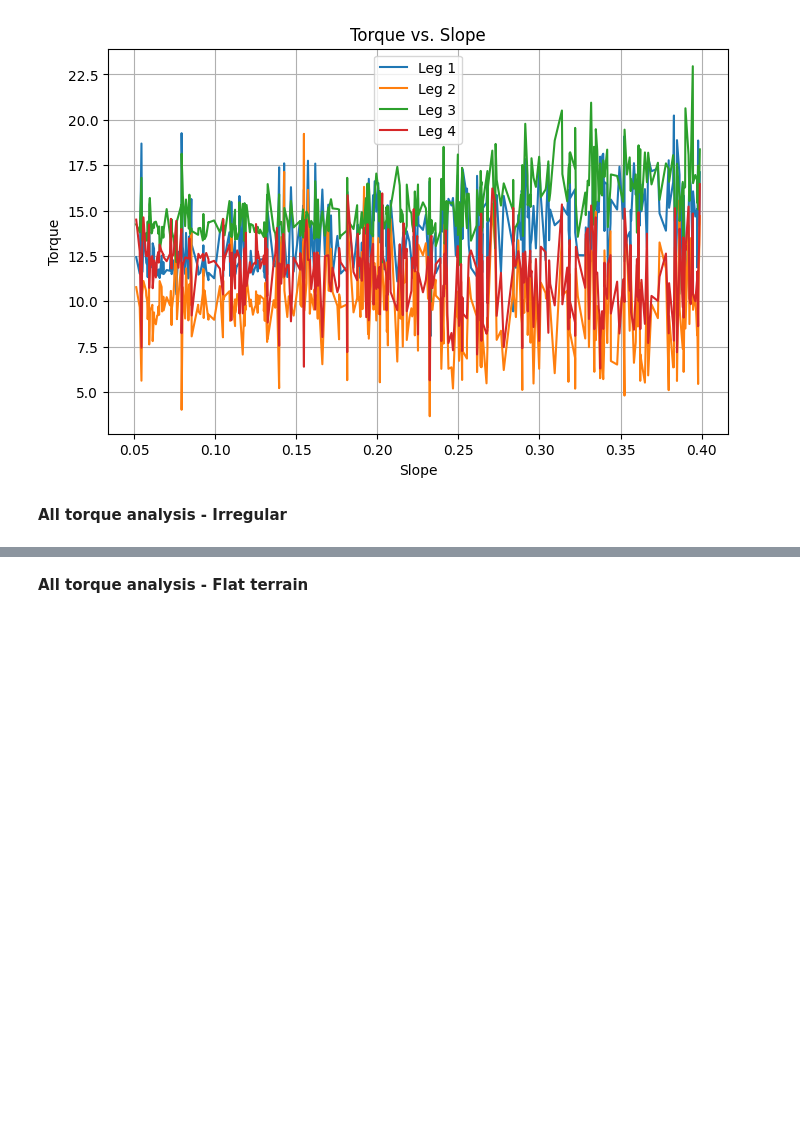
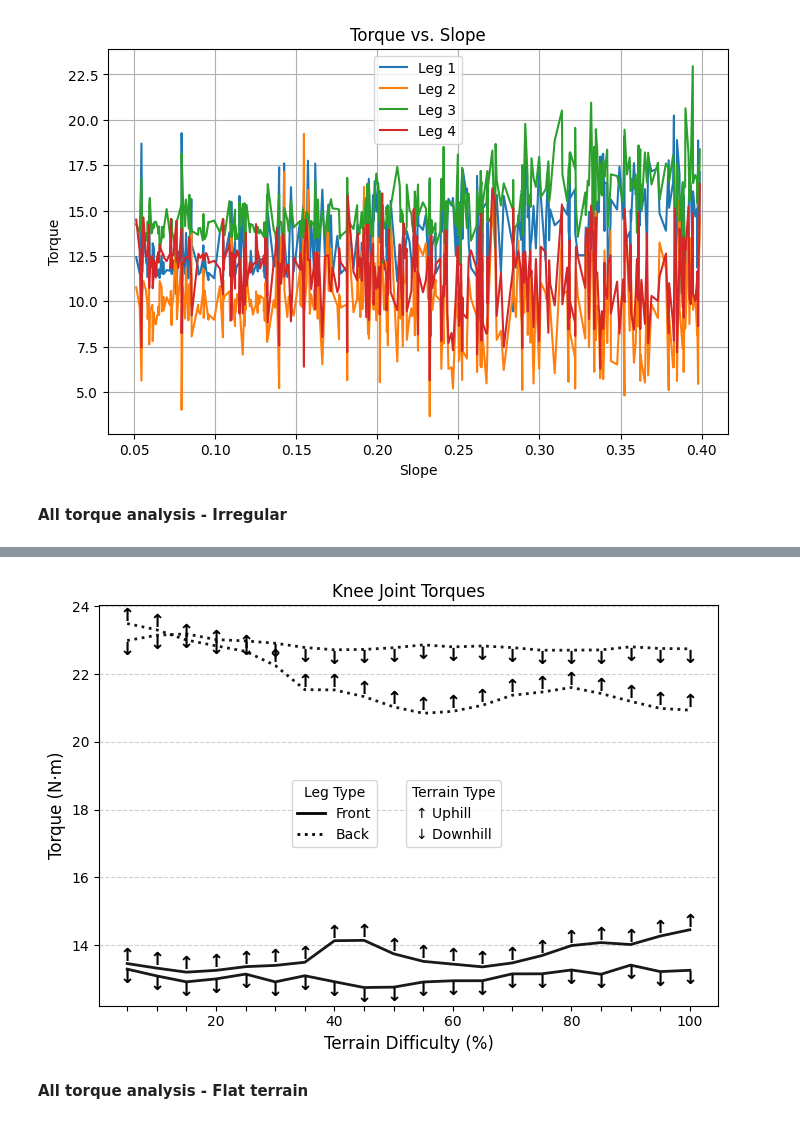
Before and after one commit to JansSolanoVega/legged_gym, a Jupyter notebook: legged_gym/scripts/analysis/plots.ipynb, the cells around one changed output, grey strips where cells are left out. Cells and saved outputs as stored; diff of their text form; code cells hidden in the pictures; blank space fills up the shorter version.

Commit message:
recovery torque analysis

```diff
--- a/legged_gym/scripts/analysis/plots.ipynb
+++ b/legged_gym/scripts/analysis/plots.ipynb
@@ -384,3 +458,102 @@ plt.show()
+# %%
+import matplotlib.pyplot as plt
+from matplotlib.lines import Line2D
+import numpy as np
+
+# Datos
+torques_up = np.load('torques_up.npy')
+torques_down = np.load('torques_down.npy')
+mean_torques = [torques_up, torques_down]
+
+n = torques_up.shape[0]
+difficulties = np.arange(1, n+1) * 5
+
+# Configuración
+joint_idx = 2
+motor_labels = ["Hip Joint", "Shoulder Joint", "Knee Joint"]
+motor_label = motor_labels[joint_idx]
+
+# Nueva asignación:
+leg_labels = ["Front", "Back"]
+colors = ["#000000", "#000000"]  # Front = verde, Back = naranja
+line_styles = ["-", "dotted"]
+terrain_labels = ["Uphill", "Downhill"]
+markers = [6, 7]  # arriba para subida, abajo para bajada
+
+offset = 0.42
+diff = 0.09
+x_diff = 0.1
+# Plot
+fig, ax = plt.subplots(figsize=(7, 5))
+
+for leg_idx in range(2):
+    for terrain_idx in range(2):
+        y = mean_torques[terrain_idx][:, leg_idx, joint_idx]
+        color = colors[leg_idx]
+        marker_char = '↑' if terrain_idx == 0 else '↓'
+
+        # Plot the line
+        ax.plot(
+            difficulties, y,
+            color=color,
+            linestyle=line_styles[leg_idx],
+            linewidth=2,
+            alpha=0.9  # dimmed to emphasize markers
+        )
+
+        # Add arrow "markers" as text
+        for x_i, y_i in zip(difficulties, y):
+            a = y_i-0.03 if marker_char == '↑' else y_i
+            ax.text(
+                x_i, a,
+                marker_char,
+                fontsize=13,
+                color=color,
+                ha='center',
+                va='bottom' if marker_char == '↑' else 'top',
+                fontweight='bold'
+            )
+
+
+# Ejes
+ax.set_xlabel("Terrain Difficulty (%)", fontsize=12)
+ax.set_ylabel("Torque (N·m)", fontsize=12)
+
+# Leyenda 1: Tipo de pata (color)
+leg_legend = [
+    Line2D([0], [0], linestyle=line_styles[i], lw=2, color=colors[0]) for i in range(2)
+]
+legend1 = ax.legend(leg_legend, leg_labels, title="Leg Type", bbox_to_anchor=(0.46, 0.58)) #loc = "center left")#
+ax.add_artist(legend1)
+
+# Leyenda 2: Tipo de terreno (flechas Unicode)
+terrain_legend = [
+    Line2D([0], [0], color='k', linestyle='None', marker='None', label='↑ Uphill'),
+    Line2D([0], [0], color='k', linestyle='None', marker='None', label='↓ Downhill'),
+]
+ax.legend(
+    handles=terrain_legend,
+    title="Terrain Type",
+    bbox_to_anchor=(0.66, 0.58),
+    #loc = "center right",
+    handlelength=0.05,       # reduce línea horizontal del símbolo
+    handletextpad=0.1,      # espacio entre símbolo y texto
+)
+
+# Estética
+ax.set_xticks(difficulties)
+selected_ticks = [20, 40, 60, 80, 100]
+ax.set_xticklabels([str(t) if t in selected_ticks else '' for t in difficulties])
+ax.grid(True, axis='y', linestyle='--', alpha=0.6)
+#ax.spines['top'].set_visible(False)
+#ax.spines['right'].set_visible(False)
+ax.set_title(f"{motor_label} Torques")
+
+plt.tight_layout()
+plt.savefig(f"{motor_label.lower().replace(' ', '_')}_torques_plot.png", dpi=300)
+plt.show()
+# %% [output]
+[figure, added]
 # %%
 data = {
     "difficulties": difficulties.tolist(),
```
Also changed, not shown: parts of 22 cells of this notebook, 4 other files.
